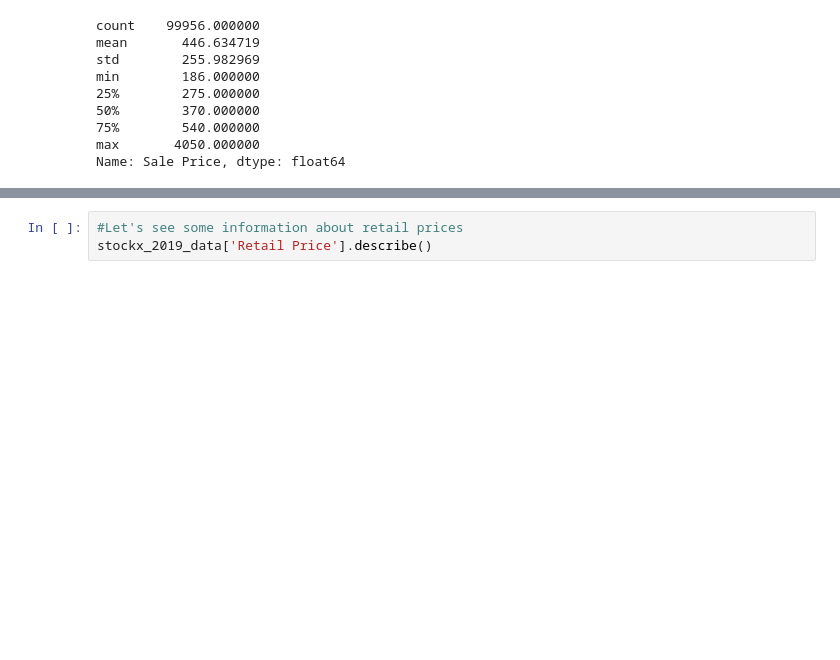
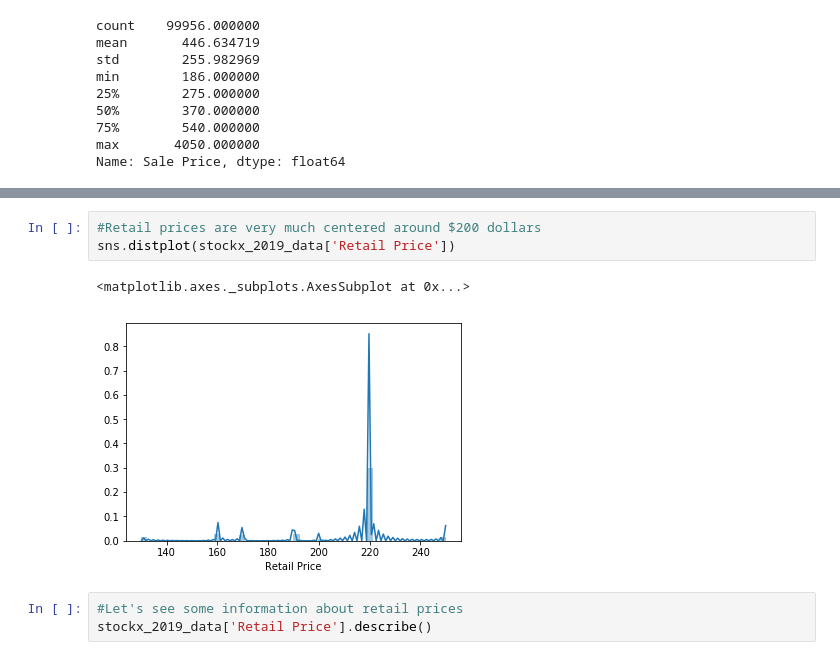
Before and after one commit to njavro/CS591, a Jupyter notebook: Project/CS591 Data Analysis.ipynb, the cells around one changed output, grey strips where cells are left out. Cells and saved outputs as stored; diff of their text form; blank space fills up the shorter version.

```diff
--- a/Project/CS591 Data Analysis.ipynb
+++ b/Project/CS591 Data Analysis.ipynb
@@ -73,3 +91,9 @@ Name: Sale Price, dtype: float64
+# %%
+#Retail prices are very much centered around $200 dollars
+sns.distplot(stockx_2019_data['Retail Price'])
+# %% [output]
+<matplotlib.axes._subplots.AxesSubplot at 0x...>
+[figure, added]
 # %%
 #Let's see some information about retail prices
 stockx_2019_data['Retail Price'].describe()
```
Also changed, not shown: parts of 12 cells of this notebook.
